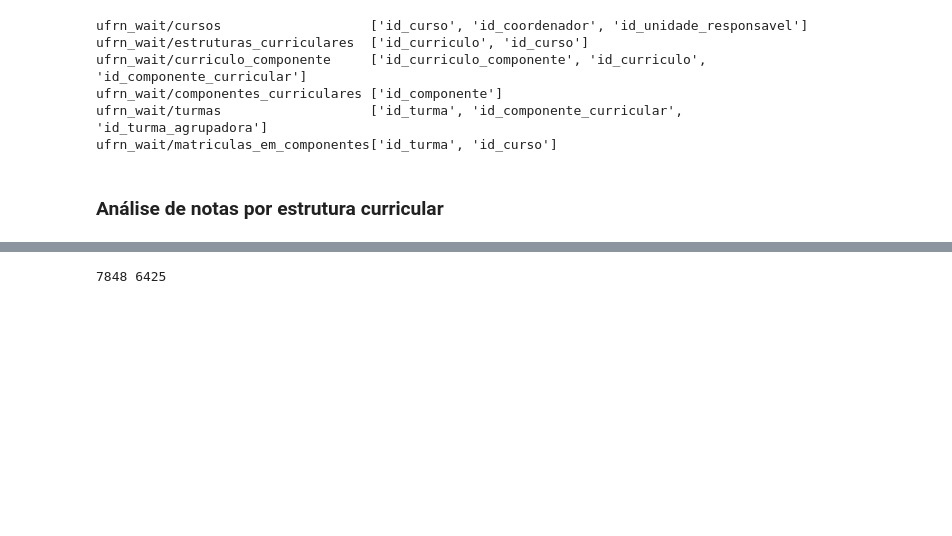
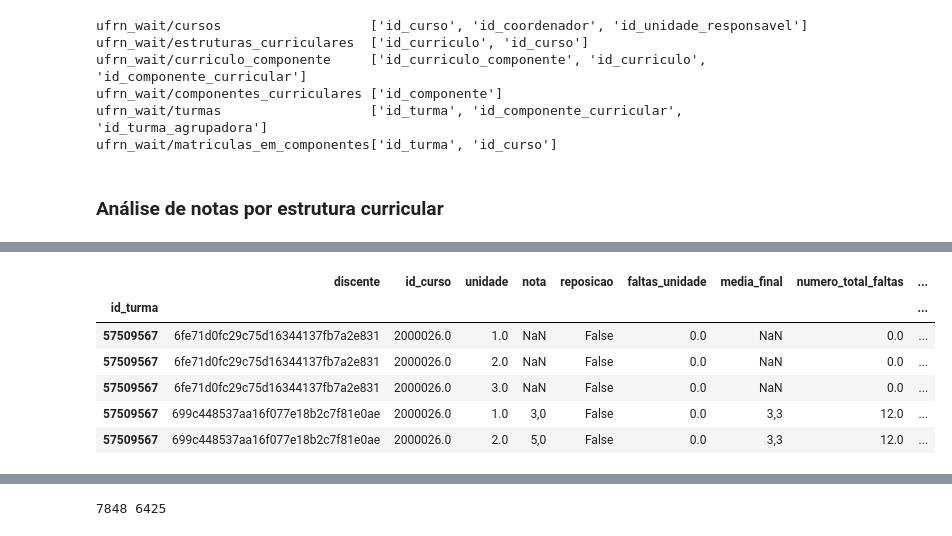
Before and after one commit to josegoisgit/dadosbook, a Jupyter notebook: aac_transform.ipynb, the cells around one changed output, grey strips where cells are left out. Cells and saved outputs as stored; diff of their text form; code cells hidden in the pictures; blank space fills up the shorter version.

```diff
--- a/aac_transform.ipynb
+++ b/aac_transform.ipynb
@@ -66,0 +220,10 @@ ect_matriculas = ect_matriculas.set_index(['id_turma','discente'])
+# %%
+ect_matriculas.head(5)
+# %% [output]
+|  | discente | id_curso | unidade | nota | reposicao | faltas_unidade | media_final | numero_total_faltas | ... |
+| id_turma |  |  |  |  |  |  |  |  | ... |
+| 57509567 | 6fe71d0fc29c75d16344137fb7a2e831 | 2000026.0 | 1.0 | NaN | False | 0.0 | NaN | 0.0 | ... |
+| 57509567 | 6fe71d0fc29c75d16344137fb7a2e831 | 2000026.0 | 2.0 | NaN | False | 0.0 | NaN | 0.0 | ... |
+| 57509567 | 6fe71d0fc29c75d16344137fb7a2e831 | 2000026.0 | 3.0 | NaN | False | 0.0 | NaN | 0.0 | ... |
+| 57509567 | 699c448537aa16f077e18b2c7f81e0ae | 2000026.0 | 1.0 | 3,0 | False | 0.0 | 3,3 | 12.0 | ... |
+| 57509567 | 699c448537aa16f077e18b2c7f81e0ae | 2000026.0 | 2.0 | 5,0 | False | 0.0 | 3,3 | 12.0 | ... |
```
Also changed, not shown: parts of 23 cells of this notebook.
